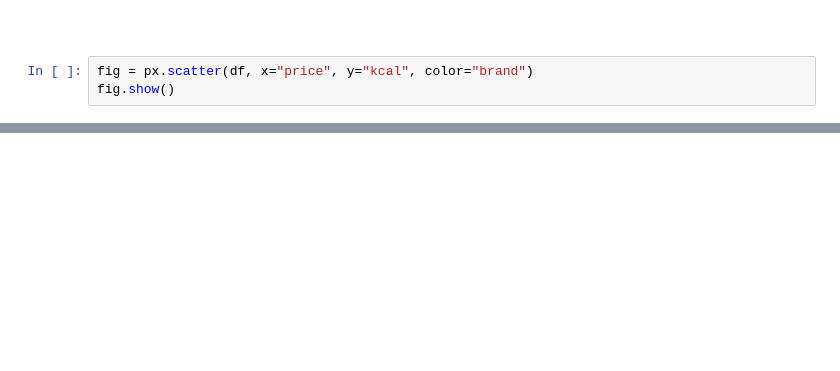
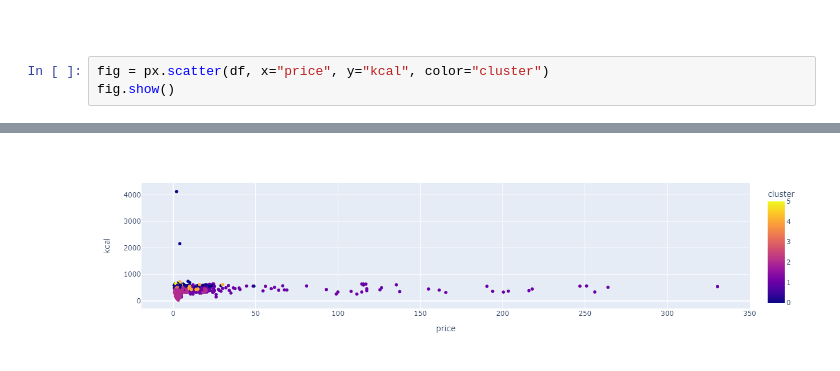
Before and after one commit to katharina-beriault/Final_Project_Vegan-Snack-Recommender_Clustering, a Jupyter notebook: Python/Data_exploration.ipynb, the cells around one changed output, grey strips where cells are left out. Drawn from its saved outputs; the diff is of its cells as text; blank space fills up the shorter version.

```diff
--- a/Python/Data_exploration.ipynb
+++ b/Python/Data_exploration.ipynb
@@ -131,6 +103,6 @@ showing_dist_box(df.select_dtypes(np.number))
 # %% [markdown]
 ###
 # %%
-fig = px.scatter(df, x="price", y="kcal", color="brand")
+fig = px.scatter(df, x="price", y="kcal", color="cluster")
 fig.show()
 # %% [output]
@@ -137,0 +109 @@ fig.show()
+[figure, added]
```
Also changed, not shown: parts of 11 cells of this notebook, 6 other files.
